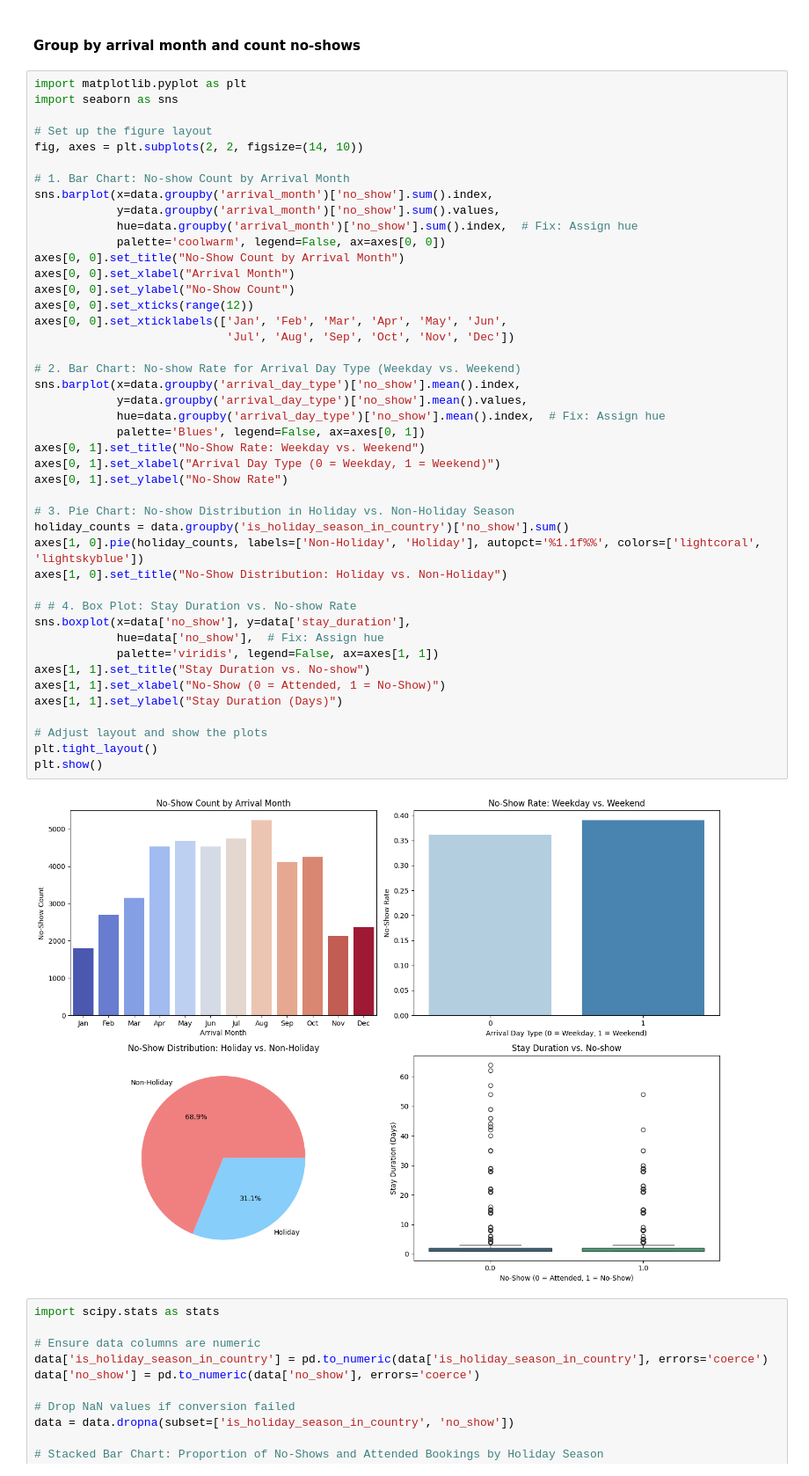
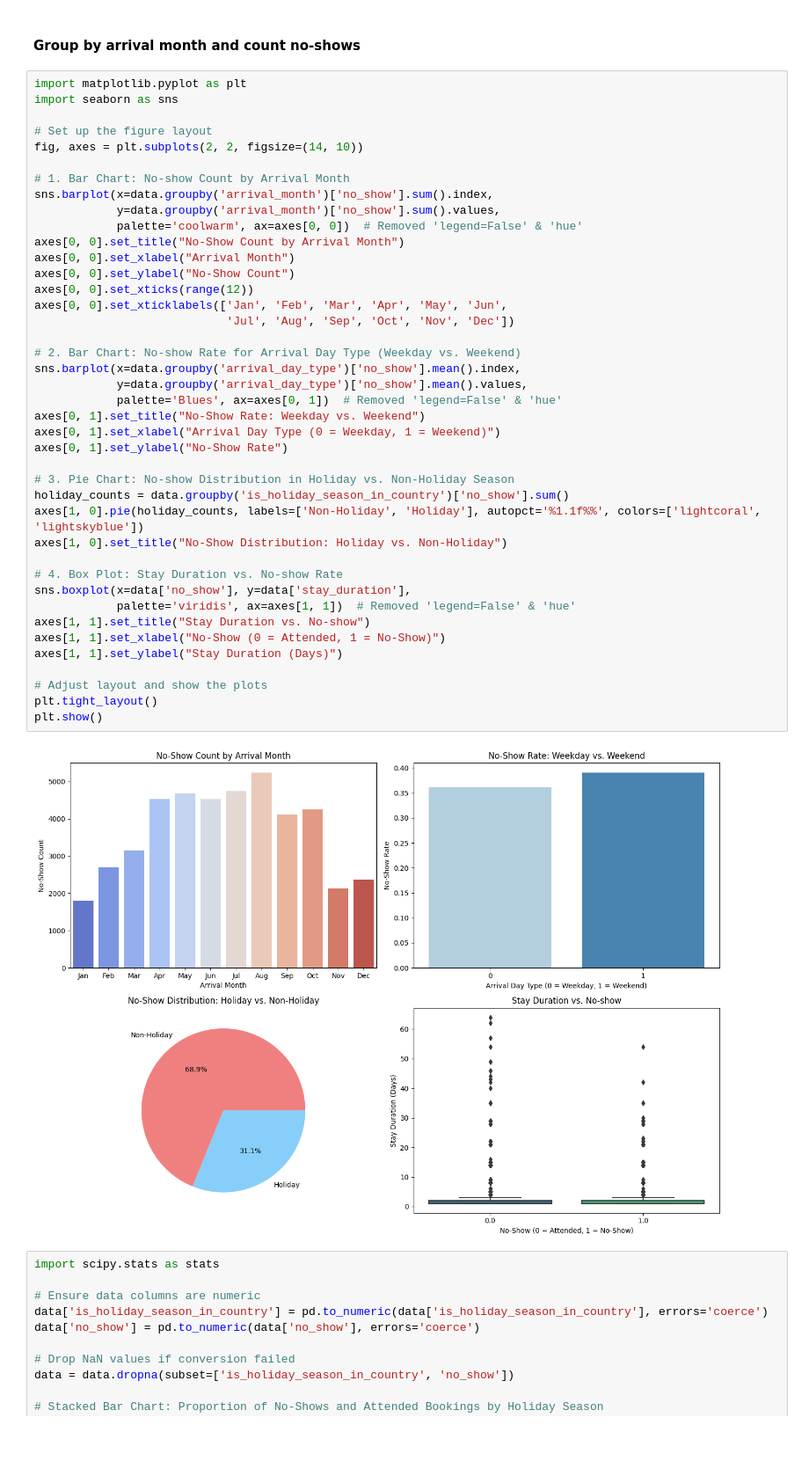
Before and after one commit to e-seet/inf2008ML, a Jupyter notebook: notebook-v2.ipynb, the cells around one changed output. Shown at 88% size. Cells and saved outputs as stored; diff of their text form; blank space fills up the shorter version.

```diff
--- a/notebook-v2.ipynb
+++ b/notebook-v2.ipynb
@@ -1842,42 +1842,39 @@ fig, axes = plt.subplots(2, 2, figsize=(14, 10))
 # 1. Bar Chart: No-show Count by Arrival Month
 sns.barplot(x=data.groupby('arrival_month')['no_show'].sum().index,
             y=data.groupby('arrival_month')['no_show'].sum().values,
-            hue=data.groupby('arrival_month')['no_show'].sum().index,  # Fix: Assign hue
-            palette='coolwarm', legend=False, ax=axes[0, 0])
+            palette='coolwarm', ax=axes[0, 0])  # Removed 'legend=False' & 'hue'
 axes[0, 0].set_title("No-Show Count by Arrival Month")
 axes[0, 0].set_xlabel("Arrival Month")
 axes[0, 0].set_ylabel("No-Show Count")
 axes[0, 0].set_xticks(range(12))
 axes[0, 0].set_xticklabels(['Jan', 'Feb', 'Mar', 'Apr', 'May', 'Jun',
                             'Jul', 'Aug', 'Sep', 'Oct', 'Nov', 'Dec'])
 
 # 2. Bar Chart: No-show Rate for Arrival Day Type (Weekday vs. Weekend)
 sns.barplot(x=data.groupby('arrival_day_type')['no_show'].mean().index,
             y=data.groupby('arrival_day_type')['no_show'].mean().values,
-            hue=data.groupby('arrival_day_type')['no_show'].mean().index,  # Fix: Assign hue
-            palette='Blues', legend=False, ax=axes[0, 1])
+            palette='Blues', ax=axes[0, 1])  # Removed 'legend=False' & 'hue'
 axes[0, 1].set_title("No-Show Rate: Weekday vs. Weekend")
 axes[0, 1].set_xlabel("Arrival Day Type (0 = Weekday, 1 = Weekend)")
 axes[0, 1].set_ylabel("No-Show Rate")
 
 # 3. Pie Chart: No-show Distribution in Holiday vs. Non-Holiday Season
 holiday_counts = data.groupby('is_holiday_season_in_country')['no_show'].sum()
 axes[1, 0].pie(holiday_counts, labels=['Non-Holiday', 'Holiday'], autopct='%1.1f%%', colors=['lightcoral', 'lightskyblue'])
 axes[1, 0].set_title("No-Show Distribution: Holiday vs. Non-Holiday")
 
-# # 4. Box Plot: Stay Duration vs. No-show Rate
+# 4. Box Plot: Stay Duration vs. No-show Rate
 sns.boxplot(x=data['no_show'], y=data['stay_duration'],
-            hue=data['no_show'],  # Fix: Assign hue
-            palette='viridis', legend=False, ax=axes[1, 1])
+            palette='viridis', ax=axes[1, 1])  # Removed 'legend=False' & 'hue'
 axes[1, 1].set_title("Stay Duration vs. No-show")
 axes[1, 1].set_xlabel("No-Show (0 = Attended, 1 = No-Show)")
 axes[1, 1].set_ylabel("Stay Duration (Days)")
 
 # Adjust layout and show the plots
 plt.tight_layout()
 plt.show()
 # %% [output]
-[figure, old version]
+[figure, new version]
 # %%
 import scipy.stats as stats
 
```
Also changed, not shown: parts of 12 cells of this notebook, 10 other files.
